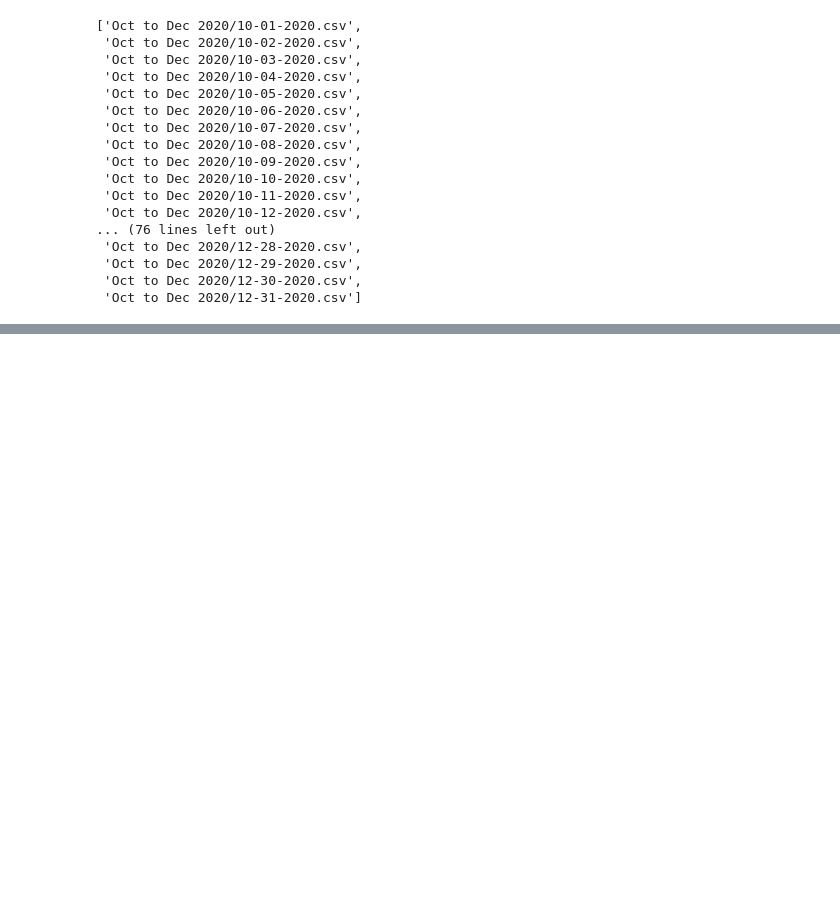
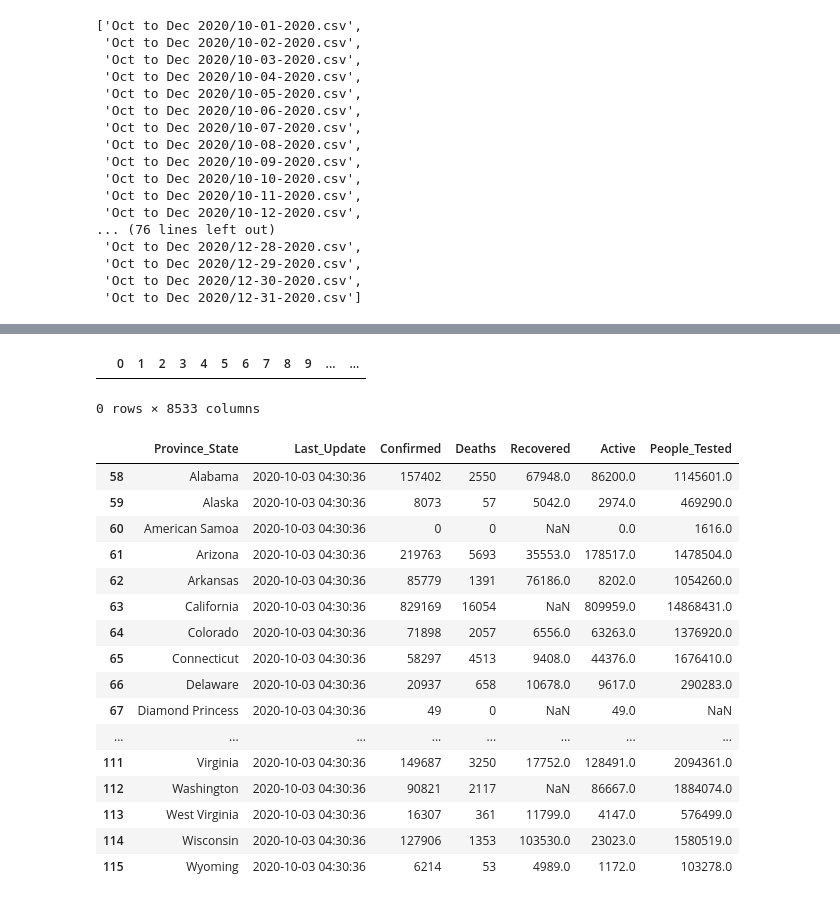
Before and after one commit to kfield1/Project-Covid, a Jupyter notebook: Cases .ipynb, the cells around one changed output, grey strips where cells are left out. Saved outputs shown, nothing was run; the diff lists cells and outputs as text; code cells hidden in the pictures; blank space fills up the shorter version.

```diff
--- a/Cases .ipynb
+++ b/Cases .ipynb
@@ -76,0 +89,3 @@ NameError: name 'pd' is not defined
+# %%
+organized_data_df= us_cases_df [["Province_State","Last_Update","Confirmed","Deaths","Recovered","Active", "People_Tested"]]
+organized_data_df.head(100)
@@ -76,0 +106,25 @@ NameError: name 'pd' is not defined
+# %%
+organized_data_df[(organized_data_df["Last_Update"]=="2020-10-06 04:30:36")|(organized_data_df["Last_Update"]=="2020-10-1304:30:36 ")|(organized_data_df["Last_Update"]=="2020-10-2004:30:36 ")|(organized_data_df["Last_Update"]=="2020-10-27 04:30:36")|(organized_data_df["Last_Update"]=="2020-11-03 04:30:36")|(organized_data_df["Last_Update"]=="2020-11-10 04:30:36")]|(organized_data_df["Last_Update"]=="2020-11-17 04:30:36")|(organized_data_df["Last_Update"]=="2020-11-24 04:30:36")|(organized_data_df["Last_Update"]=="2020-12-01 04:30:36")|(organized_data_df["Last_Update"]=="2020-12-0804:30:36 ")|(organized_data_df["Last_Update"]=="2020-12-15 04:30:36")|(organized_data_df["Last_Update"]=="2020-12-2204:30:36 ")|(organized_data_df["Last_Update"]=="2020-12-29 04:30:36")|(organized_data_df["Last_Update"]=="2021-01-0504:30:36" )|(organized_data_df["Last_Update"]=="2021-01-12 04:30:36")|(organized_data_df["Last_Update"]=="2021-01-19 04:30:36")|(organized_data_df["Last_Update"]=="2021-01-26 04:30:36")|(organized_data_df["Last_Update"]=="2021-02-02 04:30:36")|(organized_data_df["Last_Update"]=="2021-02-09 04:30:36")|(organized_data_df["Last_Update"]=="2021-02-16 04:30:36")|(organized_data_df["Last_Update"]=="2021-02-2304:30:36")
+# %% [output]
+|  | 0 | 1 | 2 | 3 | 4 | 5 | 6 | 7 | 8 | 9 | ... | ... |
+0 rows × 8533 columns
+# %%
+organized_data_df[(organized_data_df["Last_Update"]=="2020-10-03 04:30:36")]
+# %% [output]
+|  | Province_State | Last_Update | Confirmed | Deaths | Recovered | Active | People_Tested |
+| 58 | Alabama | 2020-10-03 04:30:36 | 157402 | 2550 | 67948.0 | 86200.0 | 1145601.0 |
+| 59 | Alaska | 2020-10-03 04:30:36 | 8073 | 57 | 5042.0 | 2974.0 | 469290.0 |
+| 60 | American Samoa | 2020-10-03 04:30:36 | 0 | 0 | NaN | 0.0 | 1616.0 |
+| 61 | Arizona | 2020-10-03 04:30:36 | 219763 | 5693 | 35553.0 | 178517.0 | 1478504.0 |
+| 62 | Arkansas | 2020-10-03 04:30:36 | 85779 | 1391 | 76186.0 | 8202.0 | 1054260.0 |
+| 63 | California | 2020-10-03 04:30:36 | 829169 | 16054 | NaN | 809959.0 | 14868431.0 |
+| 64 | Colorado | 2020-10-03 04:30:36 | 71898 | 2057 | 6556.0 | 63263.0 | 1376920.0 |
+| 65 | Connecticut | 2020-10-03 04:30:36 | 58297 | 4513 | 9408.0 | 44376.0 | 1676410.0 |
+| 66 | Delaware | 2020-10-03 04:30:36 | 20937 | 658 | 10678.0 | 9617.0 | 290283.0 |
+| 67 | Diamond Princess | 2020-10-03 04:30:36 | 49 | 0 | NaN | 49.0 | NaN |
+| ... | ... | ... | ... | ... | ... | ... | ... |
+| 111 | Virginia | 2020-10-03 04:30:36 | 149687 | 3250 | 17752.0 | 128491.0 | 2094361.0 |
+| 112 | Washington | 2020-10-03 04:30:36 | 90821 | 2117 | NaN | 86667.0 | 1884074.0 |
+| 113 | West Virginia | 2020-10-03 04:30:36 | 16307 | 361 | 11799.0 | 4147.0 | 576499.0 |
+| 114 | Wisconsin | 2020-10-03 04:30:36 | 127906 | 1353 | 103530.0 | 23023.0 | 1580519.0 |
+| 115 | Wyoming | 2020-10-03 04:30:36 | 6214 | 53 | 4989.0 | 1172.0 | 103278.0 |
```
Also changed, not shown: parts of 9 cells of this notebook, 1 other file.
